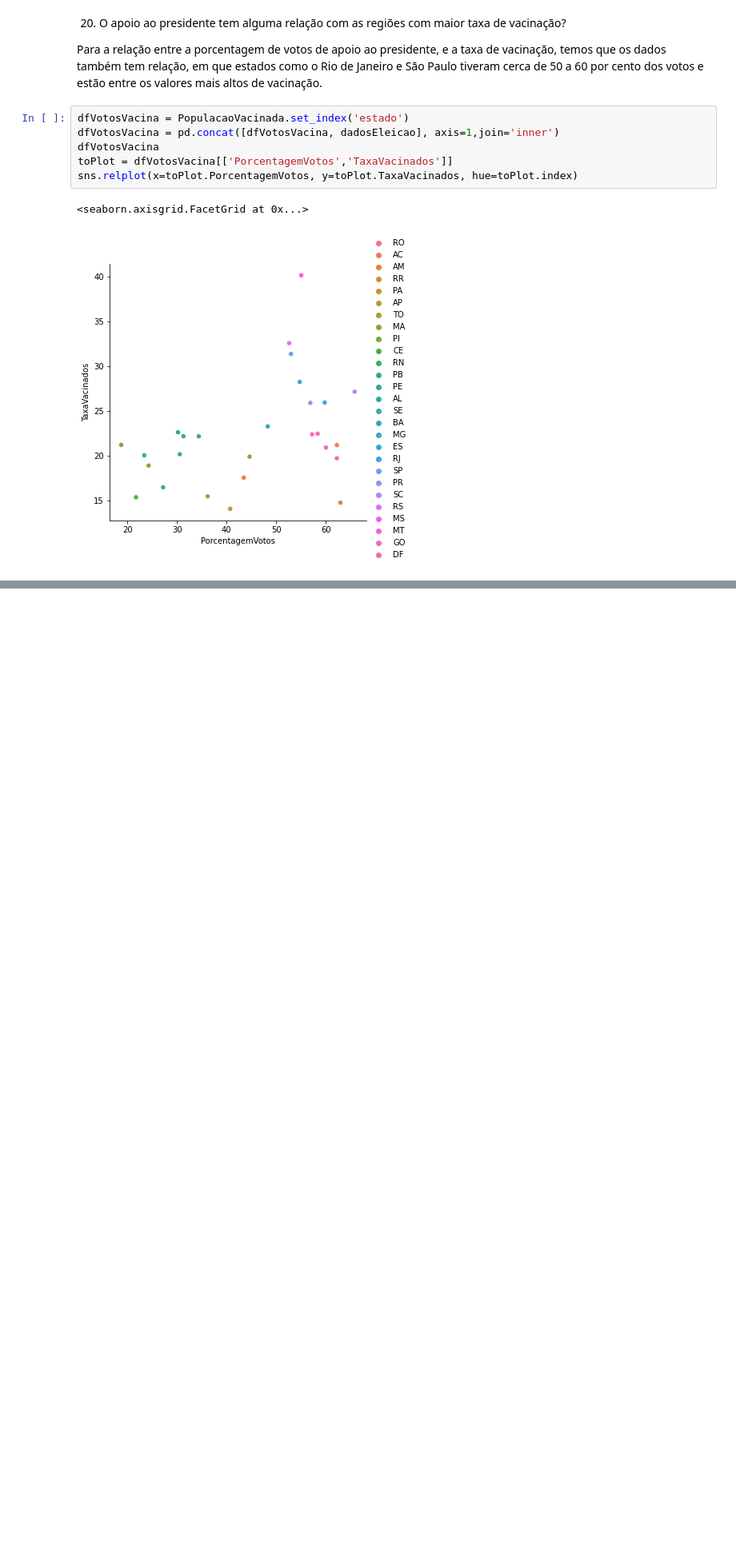
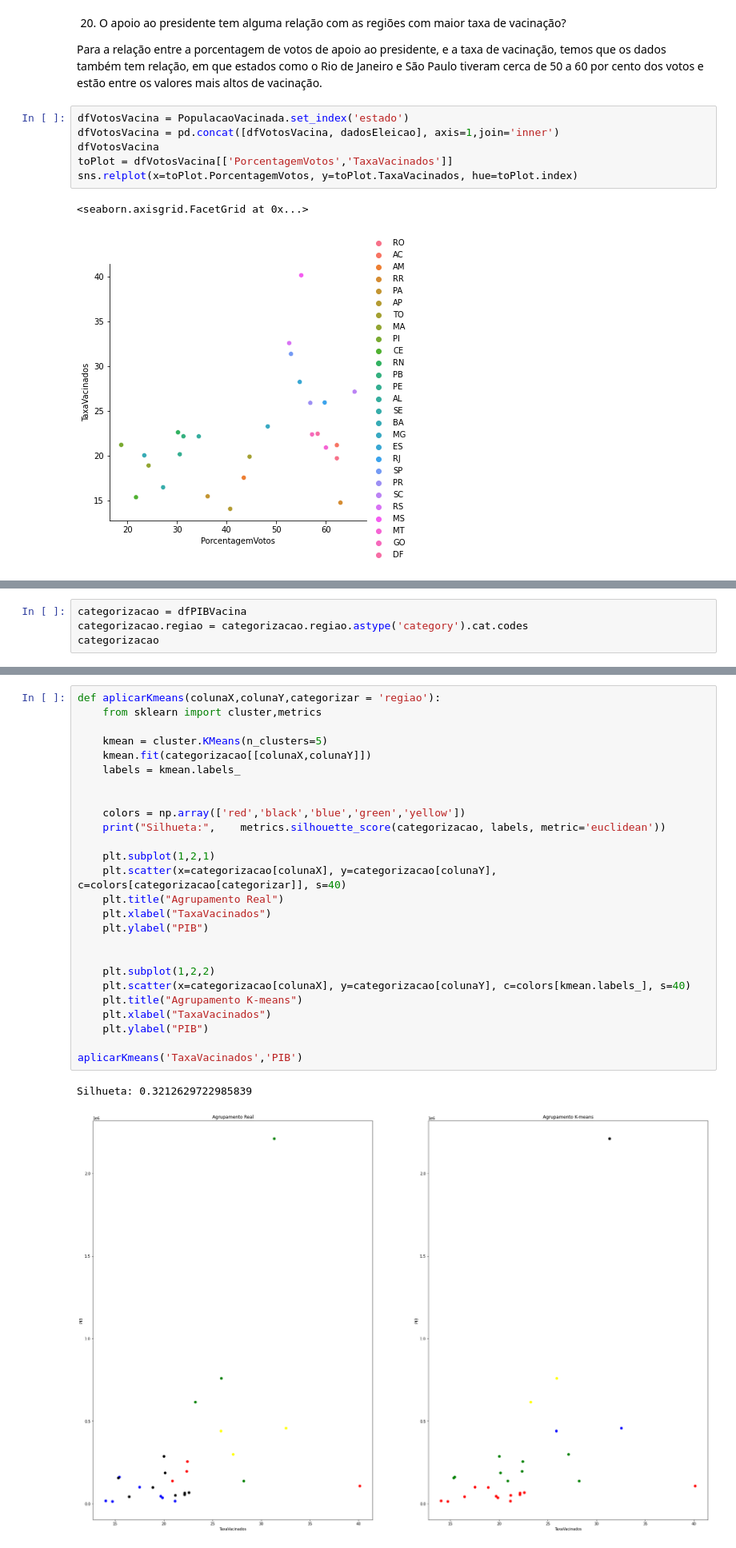
Before and after one commit to stardotwav/BrasilEmDados, a Jupyter notebook: AnaliseExtracaoConhecimento.ipynb, the cells around one changed output, grey strips where cells are left out. Shown at 80% size. Cells and saved outputs as stored; diff of their text form; blank space fills up the shorter version.

```diff
--- a/AnaliseExtracaoConhecimento.ipynb
+++ b/AnaliseExtracaoConhecimento.ipynb
@@ -475,0 +560,4 @@ sns.relplot(x=toPlot.PorcentagemVotos, y=toPlot.TaxaVacinados, hue=toPlot.index)
+# %%
+categorizacao = dfPIBVacina
+categorizacao.regiao = categorizacao.regiao.astype('category').cat.codes
+categorizacao
@@ -475,0 +582,29 @@ sns.relplot(x=toPlot.PorcentagemVotos, y=toPlot.TaxaVacinados, hue=toPlot.index)
+# %%
+def aplicarKmeans(colunaX,colunaY,categorizar = 'regiao'):
+    from sklearn import cluster,metrics
+
+    kmean = cluster.KMeans(n_clusters=5)
+    kmean.fit(categorizacao[[colunaX,colunaY]])
+    labels = kmean.labels_
+
+
+    colors = np.array(['red','black','blue','green','yellow'])
+    print("Silhueta:",    metrics.silhouette_score(categorizacao, labels, metric='euclidean'))
+
+    plt.subplot(1,2,1)
+    plt.scatter(x=categorizacao[colunaX], y=categorizacao[colunaY], c=colors[categorizacao[categorizar]], s=40)
+    plt.title("Agrupamento Real")
+    plt.xlabel("TaxaVacinados")
+    plt.ylabel("PIB")
+
+
+    plt.subplot(1,2,2)
+    plt.scatter(x=categorizacao[colunaX], y=categorizacao[colunaY], c=colors[kmean.labels_], s=40)
+    plt.title("Agrupamento K-means")
+    plt.xlabel("TaxaVacinados")
+    plt.ylabel("PIB")
+
+aplicarKmeans('TaxaVacinados','PIB')
+# %% [output]
+Silhueta: 0.3212629722985839
+[figure, added]
```
Also changed, not shown: parts of 10 cells of this notebook.
